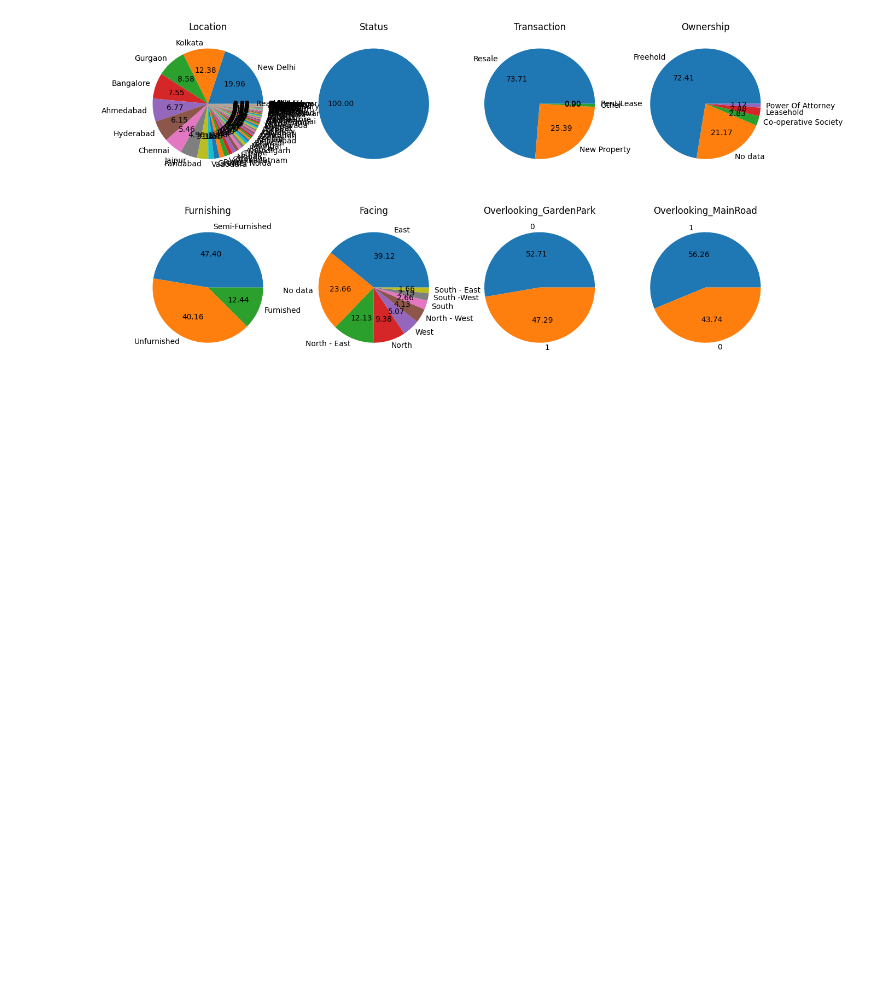
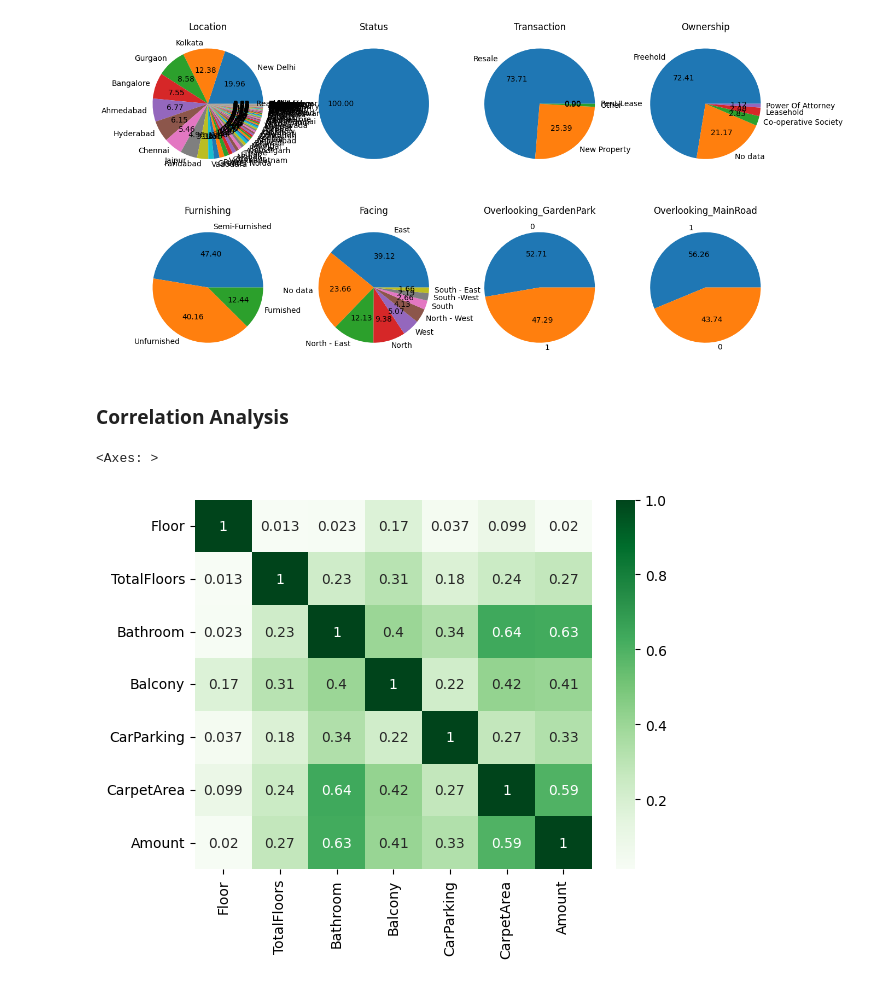
Before and after one commit to rishikeshpaulcode/House-Price-Prediction, a Jupyter notebook: house-price-prediction.ipynb, the cells around one changed output. Cells and saved outputs as stored; diff of their text form; code cells hidden in the pictures; blank space fills up the shorter version.

Commit message:
Correlations analysis done

```diff
--- a/house-price-prediction.ipynb
+++ b/house-price-prediction.ipynb
@@ -413,3 +413,12 @@ plt.show()
 # %% [output]
 ValueError: num must be an integer with 1 <= num <= 8, not 9
 [figure]
+# %% [markdown]
+### **Correlation Analysis**
+# %%
+# for numerical columns (using heatmap)
+df_num_corr = df_num.corr()
+sns.heatmap(df_num_corr, annot=True, cmap='Greens')
+# %% [output]
+<Axes: >
+[figure, added]
```
Also changed, not shown: parts of 3 cells of this notebook.
